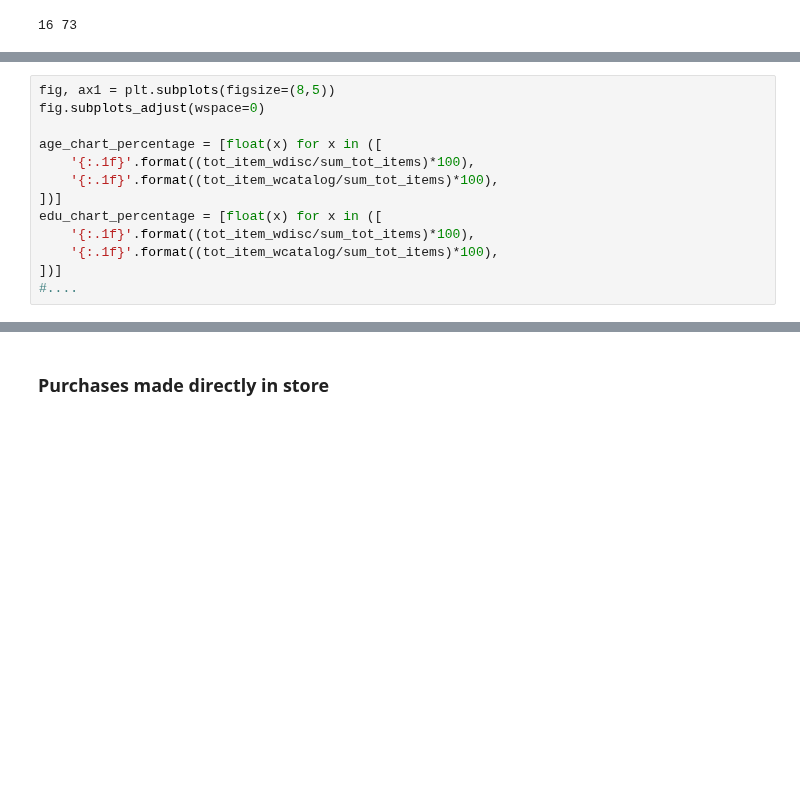
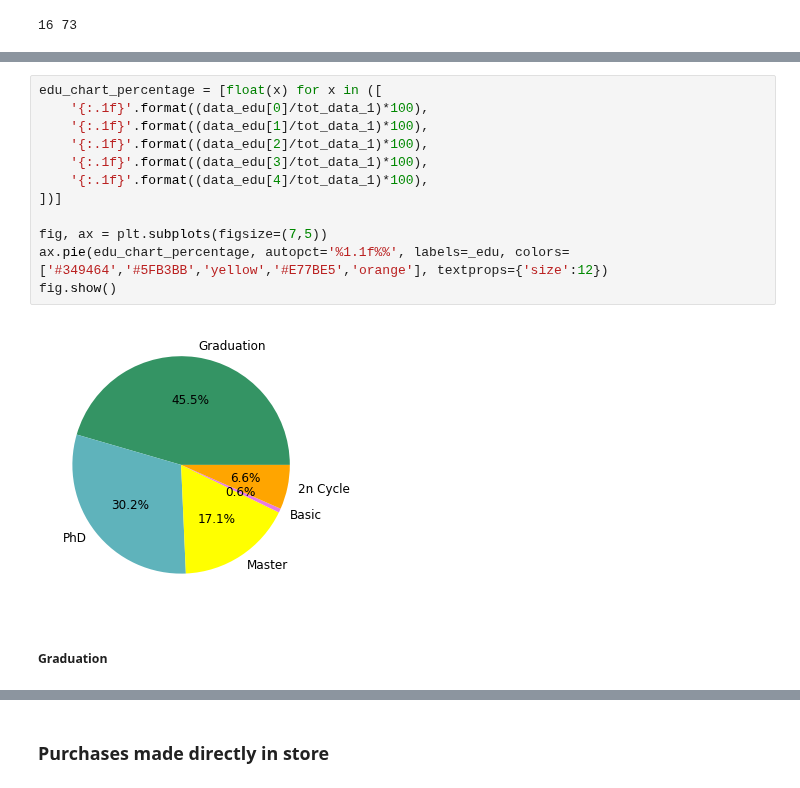
Before and after one commit to clarentcelsia/Analytics, a Jupyter notebook: marketing_campaign.ipynb, the cells around one changed output, grey strips where cells are left out. Saved outputs shown, nothing was run; the diff lists cells and outputs as text; blank space fills up the shorter version.

```diff
--- a/marketing_campaign.ipynb
+++ b/marketing_campaign.ipynb
@@ -570,13 +614,16 @@ bar_data_age = df_buyers
 # %%
-fig, ax1 = plt.subplots(figsize=(8,5))
-fig.subplots_adjust(wspace=0)
+edu_chart_percentage = [float(x) for x in ([
+    '{:.1f}'.format((data_edu[0]/tot_data_1)*100),
+    '{:.1f}'.format((data_edu[1]/tot_data_1)*100),
+    '{:.1f}'.format((data_edu[2]/tot_data_1)*100),
+    '{:.1f}'.format((data_edu[3]/tot_data_1)*100),
+    '{:.1f}'.format((data_edu[4]/tot_data_1)*100),
+])]
 
-age_chart_percentage = [float(x) for x in ([
-    '{:.1f}'.format((tot_item_wdisc/sum_tot_items)*100),
-    '{:.1f}'.format((tot_item_wcatalog/sum_tot_items)*100),
-])]
-edu_chart_percentage = [float(x) for x in ([
-    '{:.1f}'.format((tot_item_wdisc/sum_tot_items)*100),
-    '{:.1f}'.format((tot_item_wcatalog/sum_tot_items)*100),
-])]
-#....
+fig, ax = plt.subplots(figsize=(7,5))
+ax.pie(edu_chart_percentage, autopct='%1.1f%%', labels=_edu, colors=['#349464','#5FB3BB','yellow','#E77BE5','orange'], textprops={'size':12})
+fig.show()
+# %% [output]
+[figure, added]
+# %% [markdown]
+##### Graduation
```
Also changed, not shown: parts of 12 cells of this notebook.
